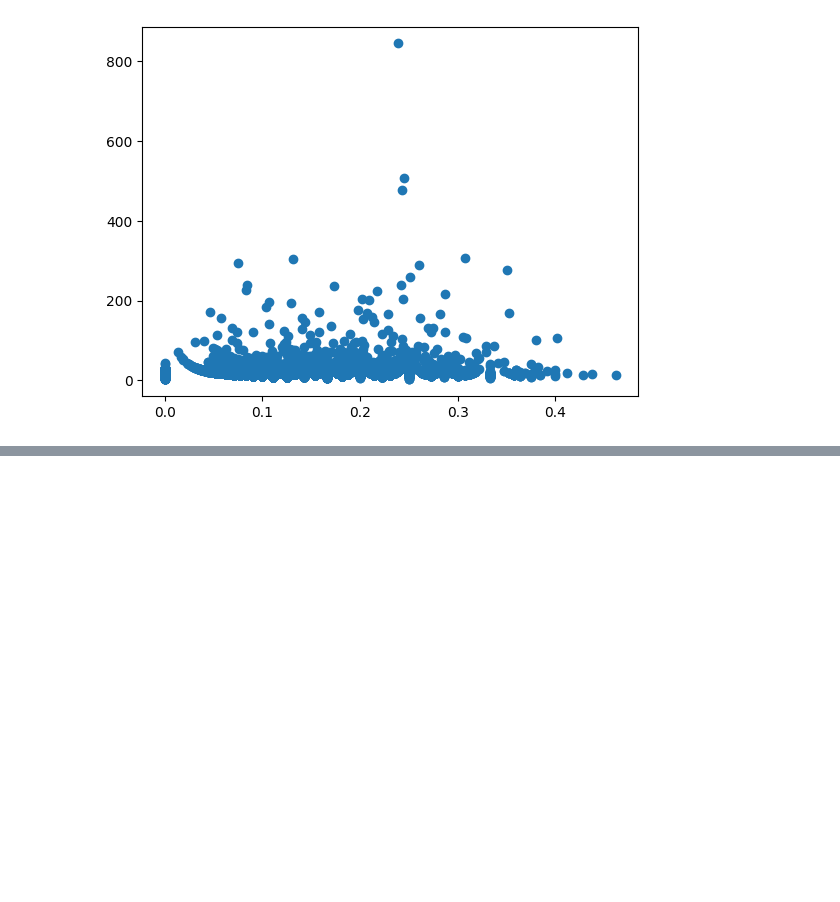
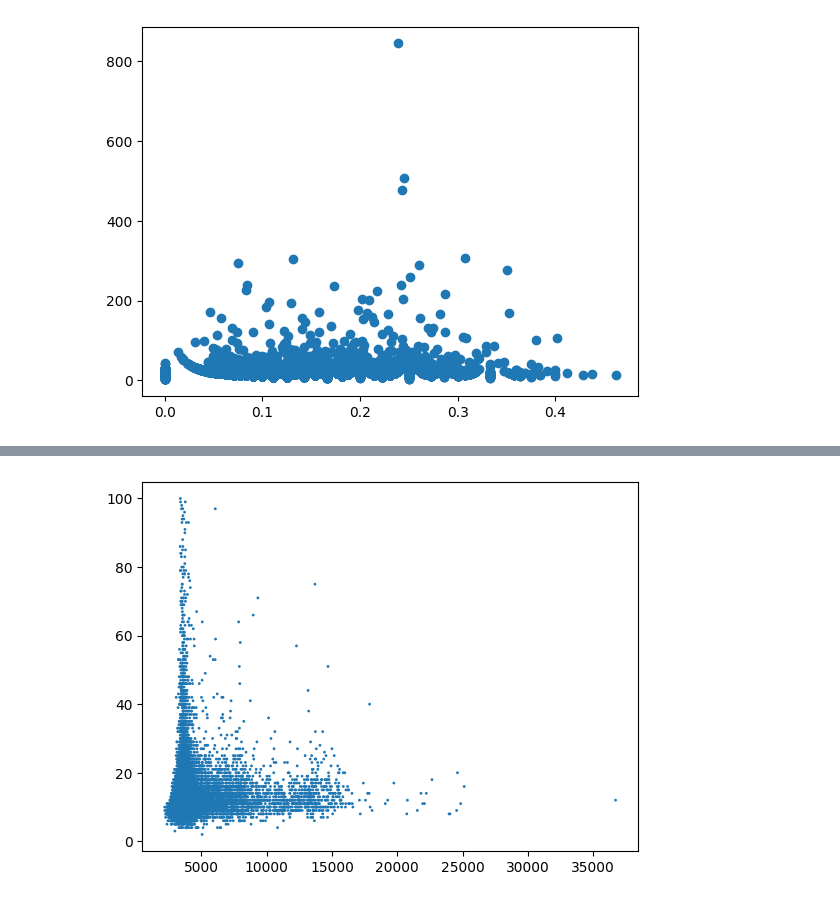
Before and after one commit to P-Hicks/SeniorResearchProject, a Jupyter notebook: notebook_player_graphs.ipynb, the cells around one changed output, grey strips where cells are left out. Saved outputs shown, nothing was run; the diff lists cells and outputs as text; code cells hidden in the pictures; blank space fills up the shorter version.

```diff
--- a/notebook_player_graphs.ipynb
+++ b/notebook_player_graphs.ipynb
@@ -478,0 +493,4 @@ scatterplot(df, 'Replacement', xfield='percentnones', yfield='numturns')
+# %%
+comp_time_scatterplot(name='Replacement', max_turns=100)
+# %% [output]
+[figure, added]
```
Also changed, not shown: parts of 5 cells of this notebook, 5 other files.
